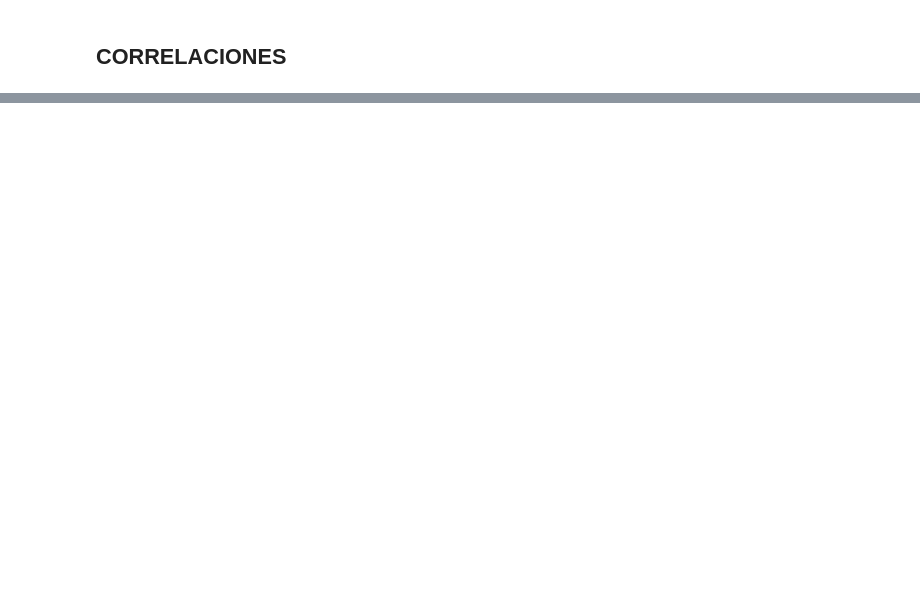
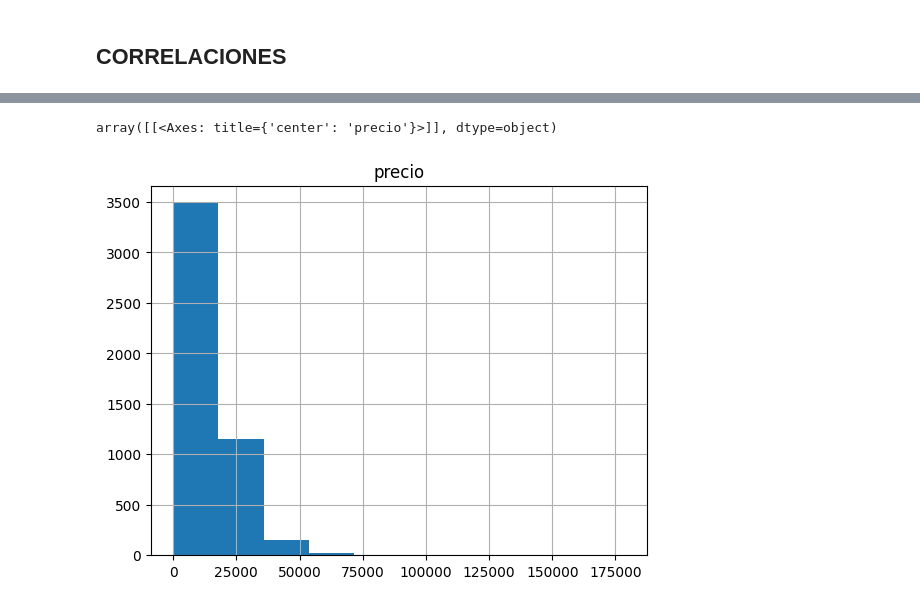
Before and after one commit to EnriqueQM/bmw-pricing-proyecto, a Jupyter notebook: BMW_Proyecto.ipynb, the cells around one changed output, grey strips where cells are left out. Cells and saved outputs as stored; diff of their text form; code cells hidden in the pictures; blank space fills up the shorter version.

```diff
--- a/BMW_Proyecto.ipynb
+++ b/BMW_Proyecto.ipynb
@@ -454,0 +458,2 @@ corr.style.background_gradient(cmap='coolwarm')
+# %%
+df_bmw2 = df_bmw.copy()
@@ -454,0 +469,5 @@ corr.style.background_gradient(cmap='coolwarm')
+# %%
+df_bmw2.hist('precio')
+# %% [output]
+array([[<Axes: title={'center': 'precio'}>]], dtype=object)
+[figure, added]
```
Also changed, not shown: parts of 22 cells of this notebook.
